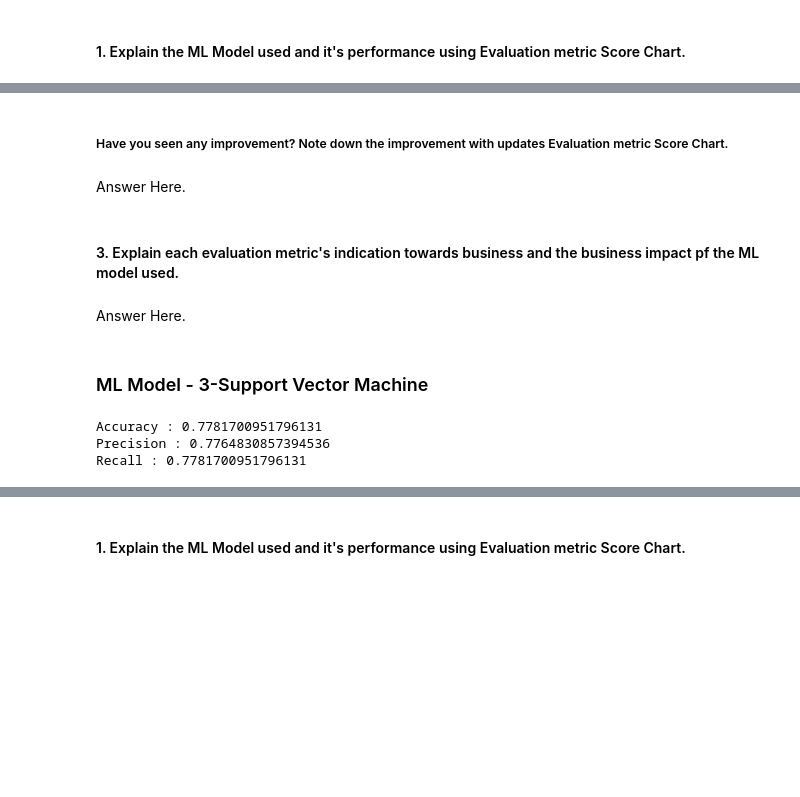
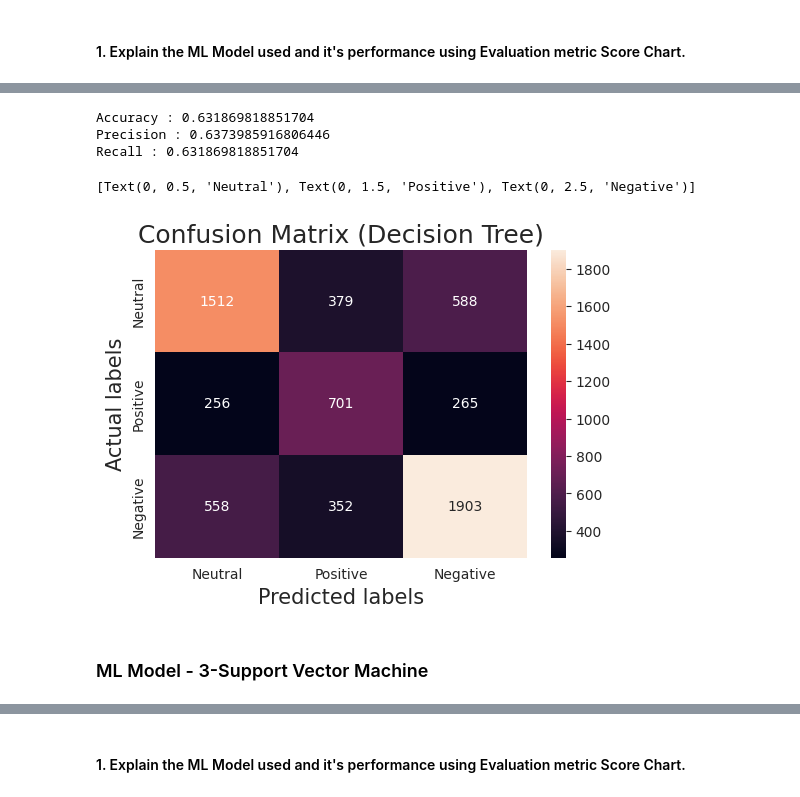
Before and after one commit to Jeetesh-KumarM/CAPSTONE-PROJECT-3-CLASSIFICATION, a Jupyter notebook: Coronavirus_Tweet_Sentiment_Analysis.ipynb, the cells around one changed output, grey strips where cells are left out. Saved outputs shown, nothing was run; the diff lists cells and outputs as text; code cells hidden in the pictures; blank space fills up the shorter version.

```diff
--- a/Coronavirus_Tweet_Sentiment_Analysis.ipynb
+++ b/Coronavirus_Tweet_Sentiment_Analysis.ipynb
@@ -1043,11 +1022,28 @@ Answer Here.
-# %% [markdown]
-##### Have you seen any improvement? Note down the improvement with updates Evaluation metric Score Chart.
-# %% [markdown]
-Answer Here.
-# %% [markdown]
-#### 3. Explain each evaluation metric's indication towards business and the business impact pf the ML model used.
-# %% [markdown]
-Answer Here.
+# %%
+# Visualizing evaluation Metric Score chart
+print('Accuracy :' ,accuracy_score(y_test,y_pred2))
+print('Precision :', precision_score(y_test,y_pred2, average='weighted'))
+print('Recall :', recall_score(y_test,y_pred2,average='weighted'))
+# %% [output]
+Accuracy : 0.631869818851704
+Precision : 0.6373985916806446
+Recall : 0.631869818851704
+# %%
+#Plotting Confussion matrix
+cf2= (confusion_matrix(y_test,y_pred2))
+plt.figure(figsize=(6,4))
+ax= plt.subplot()
+sns.heatmap(cf2, annot=True, fmt=".0f",ax = ax)
+
+# labels, title and ticks
+ax.set_xlabel('Predicted labels', fontsize=15)
+ax.set_ylabel('Actual labels', fontsize=15)
+ax.set_title('Confusion Matrix (Decision Tree)', fontsize=18)
+ax.xaxis.set_ticklabels(labels)
+ax.yaxis.set_ticklabels(labels)
+# %% [output]
+[Text(0, 0.5, 'Neutral'), Text(0, 1.5, 'Positive'), Text(0, 2.5, 'Negative')]
+[figure, added]
 # %% [markdown]
 ### ML Model - 3-Support Vector Machine
 # %%
@@ -1062,11 +1058,3 @@ model3 = Pipeline([('vectorizer',tvec),('classifier',svm)])
 model3.fit(X_train,y_train)
 # Predict on the model
 y_pred3 = model3.predict(X_test)
-# %%
-print('Accuracy :' ,accuracy_score(y_test,y_pred3))
-print('Precision :', precision_score(y_test,y_pred3, average='weighted'))
-print('Recall :', recall_score(y_test,y_pred3,average='weighted'))
-# %% [output]
-Accuracy : 0.7781700951796131
-Precision : 0.7764830857394536
-Recall : 0.7781700951796131
```
Also changed, not shown: parts of 52 cells of this notebook.
